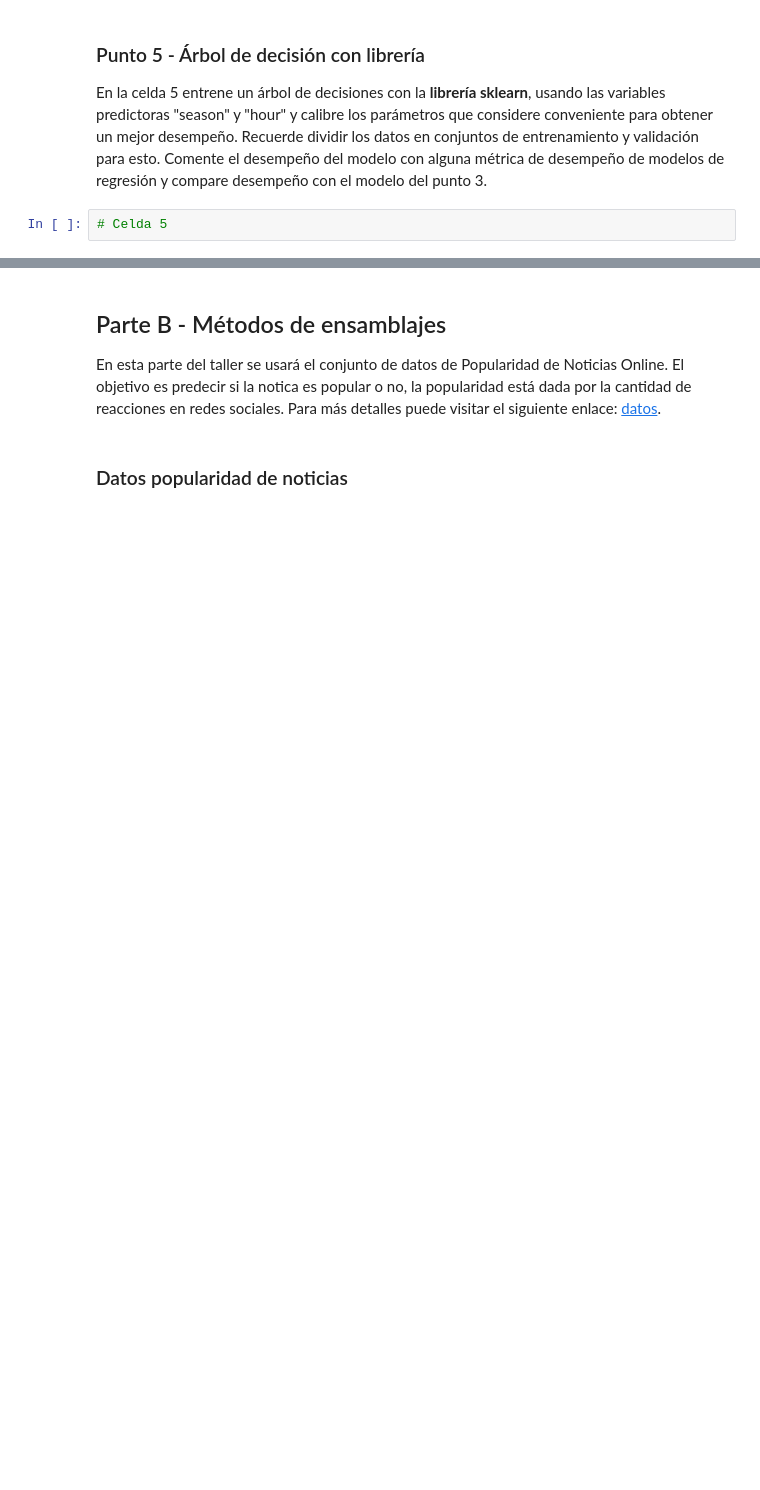
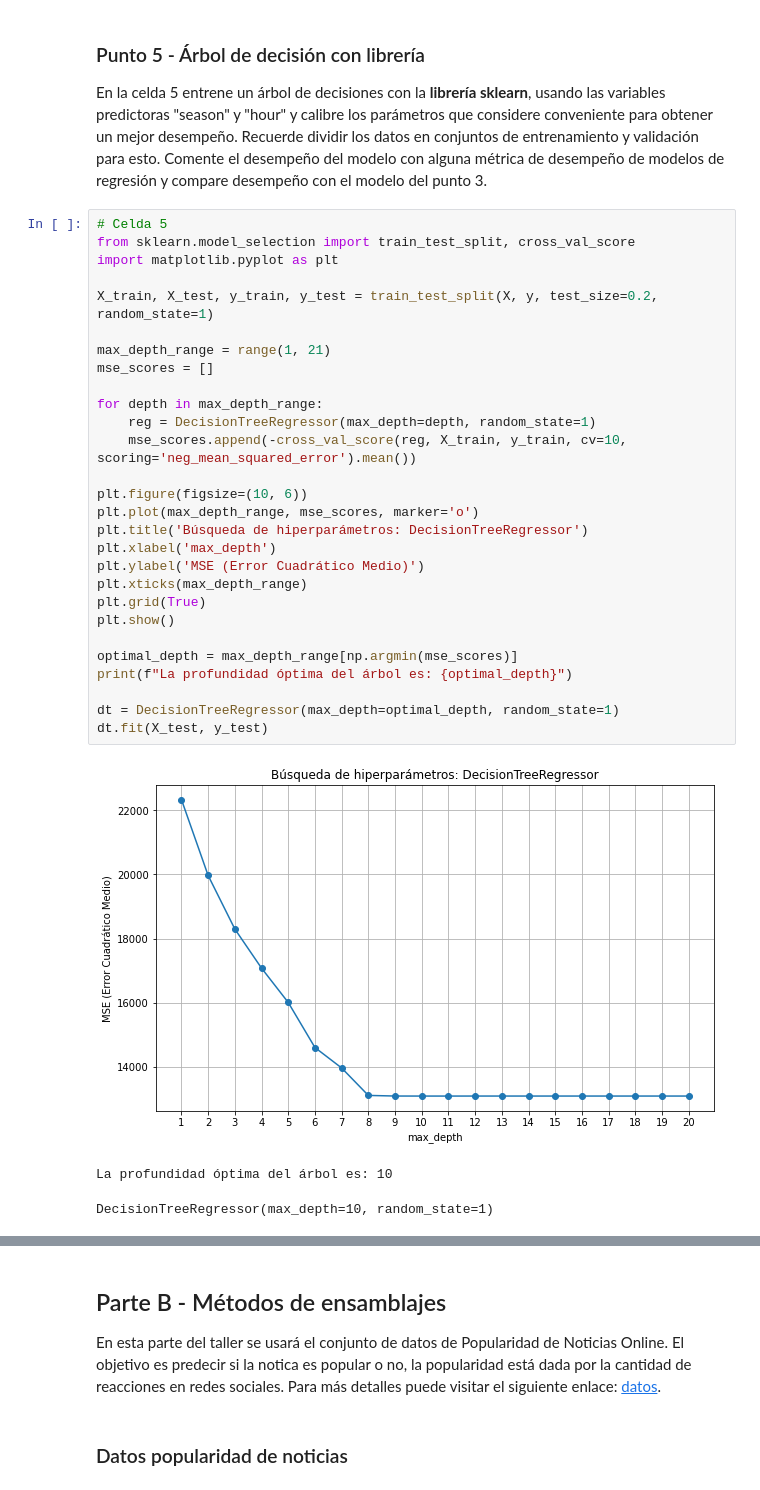
Before and after one commit to fcAlvarez10/MIAD_ML_NLP_2023, a Jupyter notebook: Semana 1/S1TC1_arboles_ensamblajes.ipynb, the cells around one changed output, grey strips where cells are left out. Saved outputs shown, nothing was run; the diff lists cells and outputs as text; blank space fills up the shorter version.

```diff
--- a/Semana 1/S1TC1_arboles_ensamblajes.ipynb
+++ b/Semana 1/S1TC1_arboles_ensamblajes.ipynb
@@ -141,5 +245,35 @@ En la celda 4 cree un árbol de decisiones para pronosticar la variable "total"
 # %% [markdown]
 ### Punto 5 - Árbol de decisión con librería
 En la celda 5 entrene un árbol de decisiones con la **librería sklearn**, usando las variables predictoras "season" y "hour" y calibre los parámetros que considere conveniente para obtener un mejor desempeño. Recuerde dividir los datos en conjuntos de entrenamiento y validación para esto. Comente el desempeño del modelo con alguna métrica de desempeño de modelos de regresión y compare desempeño con el modelo del punto 3.
-# %%
-# Celda 5
+# %%
+# Celda 5
+from sklearn.model_selection import train_test_split, cross_val_score
+import matplotlib.pyplot as plt
+
+X_train, X_test, y_train, y_test = train_test_split(X, y, test_size=0.2, random_state=1)
+
+max_depth_range = range(1, 21)
+mse_scores = []
+
+for depth in max_depth_range:
+    reg = DecisionTreeRegressor(max_depth=depth, random_state=1)
+    mse_scores.append(-cross_val_score(reg, X_train, y_train, cv=10, scoring='neg_mean_squared_error').mean())
+
+plt.figure(figsize=(10, 6))
+plt.plot(max_depth_range, mse_scores, marker='o')
+plt.title('Búsqueda de hiperparámetros: DecisionTreeRegressor')
+plt.xlabel('max_depth')
+plt.ylabel('MSE (Error Cuadrático Medio)')
+plt.xticks(max_depth_range)
+plt.grid(True)
+plt.show()
+
+optimal_depth = max_depth_range[np.argmin(mse_scores)]
+print(f"La profundidad óptima del árbol es: {optimal_depth}")
+
+dt = DecisionTreeRegressor(max_depth=optimal_depth, random_state=1)
+dt.fit(X_test, y_test)
+# %% [output]
+[figure, added]
+La profundidad óptima del árbol es: 10
+DecisionTreeRegressor(max_depth=10, random_state=1)
```
Also changed, not shown: parts of 14 cells of this notebook, 1 other file.
